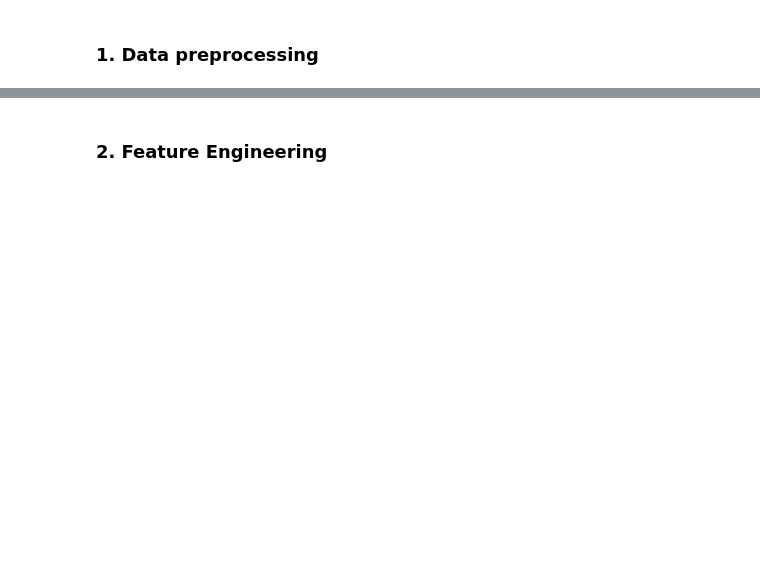
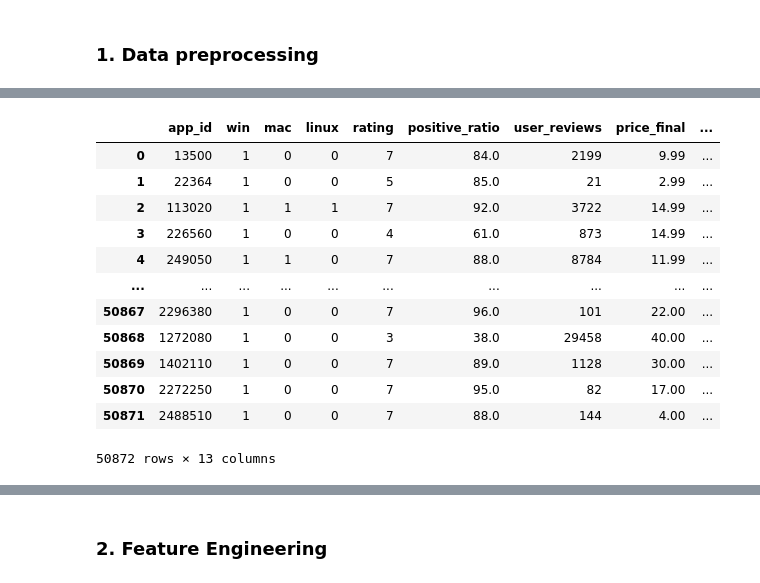
Before and after one commit to GinoShun/Steam-Game-Recommendation-System, a Jupyter notebook: notebook/train.ipynb, the cells around one changed output, grey strips where cells are left out. Cells and saved outputs as stored; diff of their text form; code cells hidden in the pictures; blank space fills up the shorter version.

```diff
--- a/notebook/train.ipynb
+++ b/notebook/train.ipynb
@@ -42,0 +112,16 @@ games_metadata = pd.json_normalize(games_metadata_list)
+# %%
+# map rating to numerical values ['Very Positive' 'Positive' 'Mixed' 'Mostly Positive' 'Overwhelmingly Positive' 'Negative' 'Mostly Negative' 'Overwhelmingly Negative' 'Very Negative']
+rating_map = {
+    'Overwhelmingly Positive': 8,
+    'Very Positive': 7,
+    'Mostly Positive': 6,
+    'Positive': 5,
+    'Mixed': 4,
+    'Mostly Negative': 3,
+    'Negative': 2,
+    'Overwhelmingly Negative': 1,
+    'Very Negative': 0
+}
+
+games['rating'] = games['rating'].map(rating_map)
+games['rating'].unique()
@@ -42,0 +175,20 @@ games_metadata = pd.json_normalize(games_metadata_list)
+# %%
+from sklearn.feature_extraction.text import TfidfVectorizer
+from sklearn.decomposition import TruncatedSVD
+import pandas as pd
+
+
+# 1. 使用TF-IDF来提取标题中的特征
+vectorizer = TfidfVectorizer(max_features=300)  # 限制最大特征数为300，以控制稀疏度
+X_tfidf = vectorizer.fit_transform(games['title'])
+
+# 2. 使用TruncatedSVD对TF-IDF矩阵进行降维，减少稀疏度
+svd = TruncatedSVD(n_components=50)  # 降维到50维
+X_reduced = svd.fit_transform(X_tfidf)
+
+# 将降维后的结果加入到数据集中
+games['title_vector'] = list(X_reduced)
+
+# 检查处理后的结果
+print(games[['title', 'title_vector']].head())
+games.drop('title', axis=1, inplace=True)
@@ -42,0 +209,16 @@ games_metadata = pd.json_normalize(games_metadata_list)
+# %%
+games
+# %% [output]
+|  | app_id | win | mac | linux | rating | positive_ratio | user_reviews | price_final | ... |
+| 0 | 13500 | 1 | 0 | 0 | 7 | 84.0 | 2199 | 9.99 | ... |
+| 1 | 22364 | 1 | 0 | 0 | 5 | 85.0 | 21 | 2.99 | ... |
+| 2 | 113020 | 1 | 1 | 1 | 7 | 92.0 | 3722 | 14.99 | ... |
+| 3 | 226560 | 1 | 0 | 0 | 4 | 61.0 | 873 | 14.99 | ... |
+| 4 | 249050 | 1 | 1 | 0 | 7 | 88.0 | 8784 | 11.99 | ... |
+| ... | ... | ... | ... | ... | ... | ... | ... | ... | ... |
+| 50867 | 2296380 | 1 | 0 | 0 | 7 | 96.0 | 101 | 22.00 | ... |
+| 50868 | 1272080 | 1 | 0 | 0 | 3 | 38.0 | 29458 | 40.00 | ... |
+| 50869 | 1402110 | 1 | 0 | 0 | 7 | 89.0 | 1128 | 30.00 | ... |
+| 50870 | 2272250 | 1 | 0 | 0 | 7 | 95.0 | 82 | 17.00 | ... |
+| 50871 | 2488510 | 1 | 0 | 0 | 7 | 88.0 | 144 | 4.00 | ... |
+50872 rows × 13 columns
```
Also changed, not shown: parts of 60 cells of this notebook, 4 other files.
